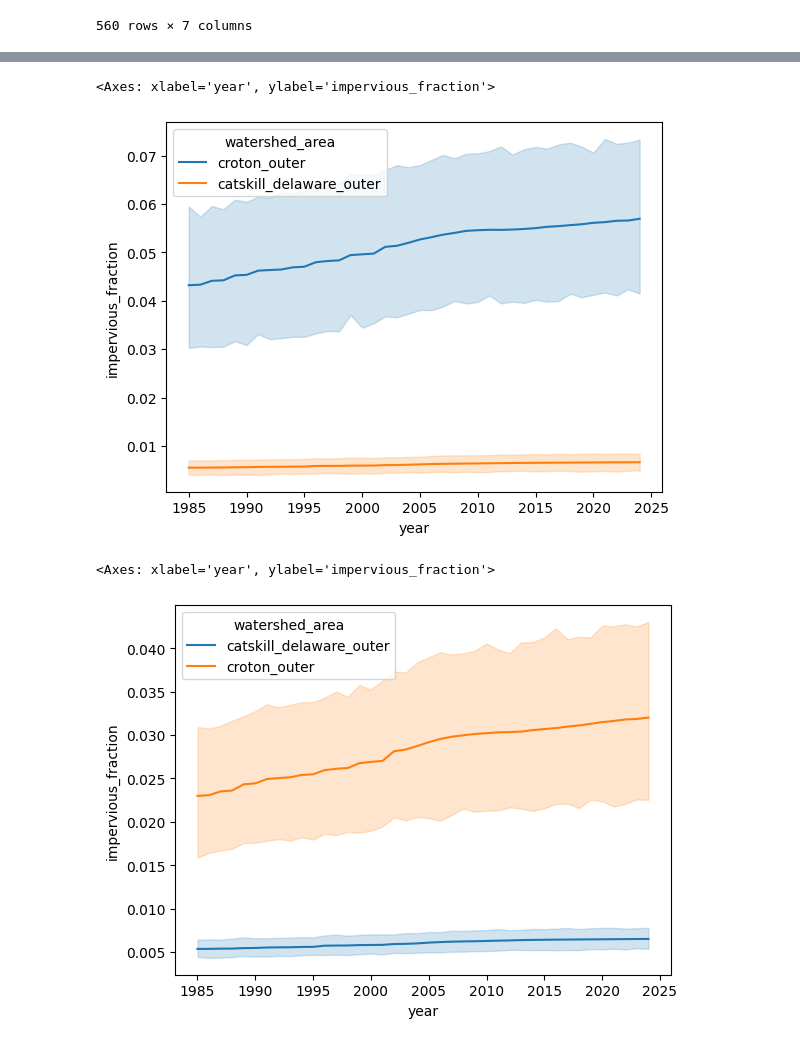
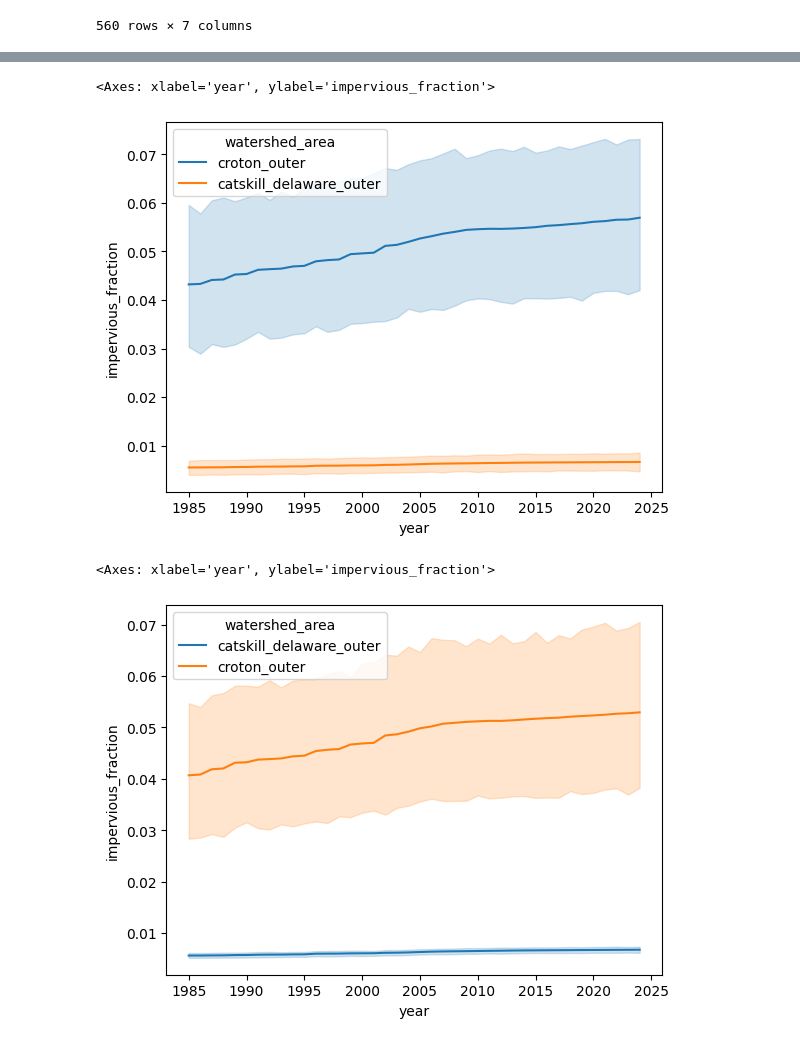
Before and after one commit to kroy/nyc_water_supply_analysis, a Jupyter notebook: code/watersheds.ipynb, the cells around one changed output, grey strips where cells are left out. Cells and saved outputs as stored; diff of their text form; code cells hidden in the pictures.

```diff
--- a/code/watersheds.ipynb
+++ b/code/watersheds.ipynb
@@ -201,7 +202,6 @@ def calculate_impervious_fraction_for_watershed(shape, basin_name: str, year: in
 
   nodata = np.uint8(meta["nodata"])
 
-  valid_interval = valid_data_def_dict["Fractional Impervious Surface"]["valid_range"]
   m = (data != nodata)
   valid_cells = m.sum()
   fractional_impervious = data.sum(where=m)
@@ -214,0 +264,7 @@ def calculate_impervious_fraction_for_watershed(shape, basin_name: str, year: in
+# %%
+fractions_calced = []
+for shed in watersheds_gdf[watersheds_gdf["basin_name"] == "Cannonsville"].itertuples():
+  fractions = calculate_landcover_fractions_for_watershed(shape=shed.geometry, basin_name=shed.basin_name, year=shed.year)
+  fractions_calced.append(fractions)
+fractions_gdf = pd.DataFrame(fractions_calced)
+fractions_gdf
@@ -215,6 +306,21 @@ def calculate_impervious_fraction_for_watershed(shape, basin_name: str, year: in
 # %%
+# watersheds_gdf[[
+#     "barren",
+#     "deciduous",
+#     "evergreen",
+#     "mixed_forest",
+#     "shrub",
+#     "grasslands",
+#     "pasture",
+#     "cultivated",
+#     "wetlands",
+# ]] =
+fractions_calced = []
+for shed in watersheds_gdf.itertuples():
+  fractions = calculate_landcover_fractions_for_watershed(shape=shed.geometry, basin_name=shed.basin_name, year=shed.year)
+  fractions_calced.append(fractions)
+fractions_gdf = pd.DataFrame(fractions_calced)
 watersheds_gdf["impervious_fraction"] = watersheds_gdf.apply(lambda x: calculate_impervious_fraction_for_watershed(shape=x.geometry, basin_name=x.BASIN, year=x.year), axis=1 )
-
-gages_basins_gdf["impervious_fraction"] = gages_basins_gdf.apply(lambda x: calculate_impervious_fraction_for_watershed(shape=x.geometry, basin_name=x.basin_name, year=x.year), axis=1 )
-gages_basins_gdf
+watersheds_calced = watersheds_gdf.merge(fractions_gdf, left_on=['basin_name', 'year'], right_on=['basin_name', 'year'])
+watersheds_calced
 # %% [output]
@@ -233,0 +357,11 @@ gages_basins_gdf
+# %%
+
+
+fractions_calced = []
+for shed in gages_basins_gdf.itertuples():
+  fractions = calculate_landcover_fractions_for_watershed(shape=shed.geometry, basin_name=shed.basin_name, year=shed.year)
+  fractions_calced.append(fractions)
+fractions_gdf = pd.DataFrame(fractions_calced)
+gages_basins_gdf["impervious_fraction"] = gages_basins_gdf.apply(lambda x: calculate_impervious_fraction_for_watershed(shape=x.geometry, basin_name=x.BASIN, year=x.year), axis=1 )
+gages_basins_calced = gages_basins_gdf.merge(fractions_gdf, left_on=['basin_name', 'year'], right_on=['basin_name', 'year'])
+gages_basins_calced
@@ -234,10 +399,10 @@ gages_basins_gdf
 # %%
-sns.lineplot(data=watersheds_gdf, x="year", y="impervious_fraction", hue="watershed_area")
+sns.lineplot(data=watersheds_calced, x="year", y="impervious_fraction", hue="watershed_area")
 # %% [output]
 <Axes: xlabel='year', ylabel='impervious_fraction'>
-[figure, old version]
+[figure, new version]
 # %%
-sns.lineplot(data=gages_basins_gdf, x="year", y="impervious_fraction", hue="watershed_area")
+sns.lineplot(data=gages_basins_calced, x="year", y="impervious_fraction", hue="watershed_area")
 # %% [output]
 <Axes: xlabel='year', ylabel='impervious_fraction'>
-[figure, old version]
+[figure, new version]
```
Also changed, not shown: parts of 11 cells of this notebook, 9 other files.
